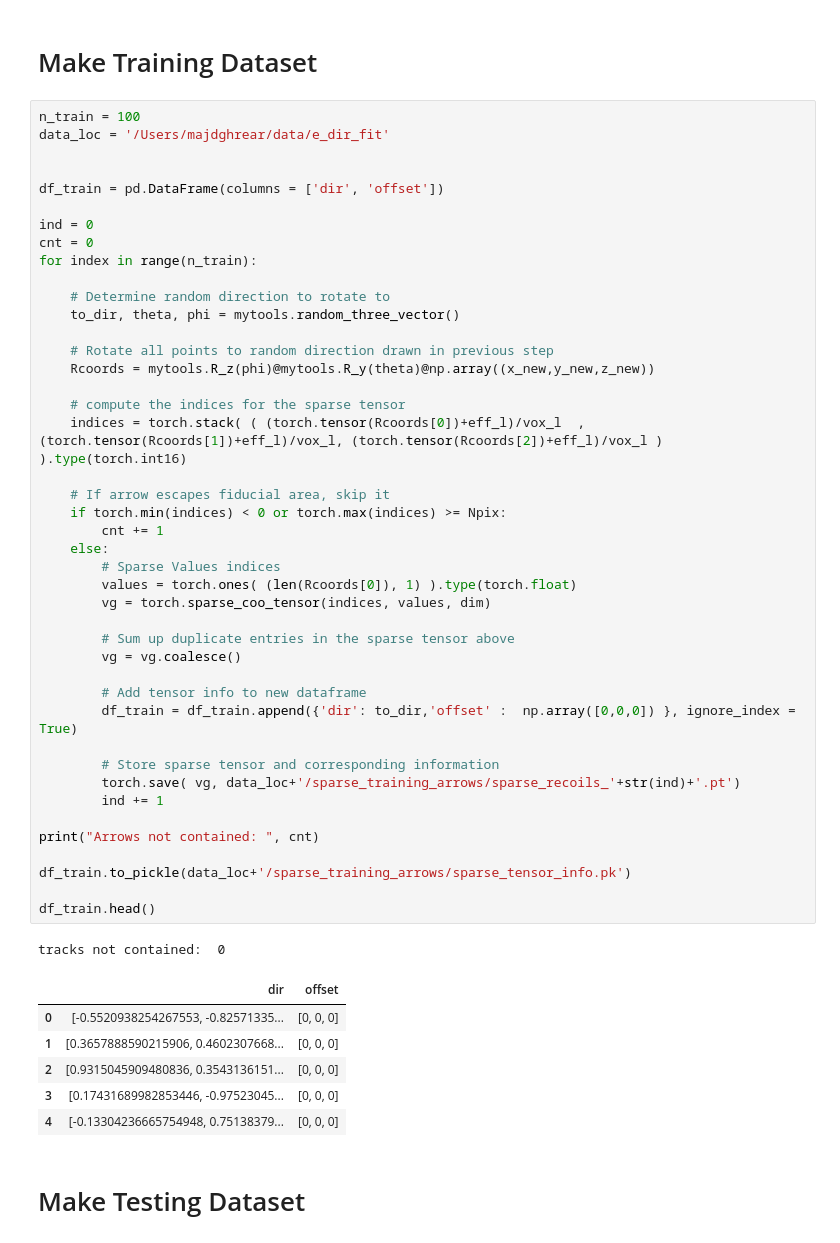
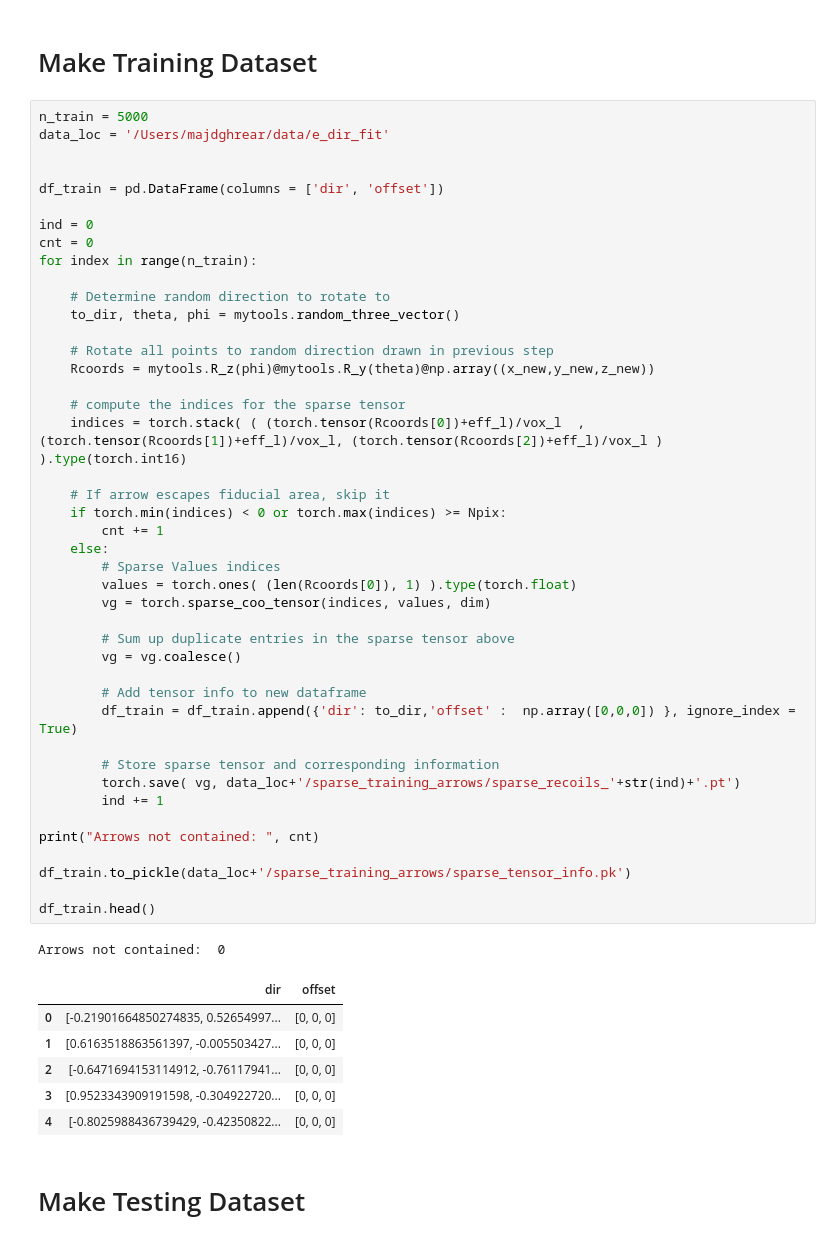
Before and after one commit to mghrear/3D_Heteroscedastic_Convnet, a Jupyter notebook: arrow_generator.ipynb, the cells around one changed output. Cells and saved outputs as stored; diff of their text form.

Commit message:
generated final arrow set

```diff
--- a/arrow_generator.ipynb
+++ b/arrow_generator.ipynb
@@ -143,7 +143,7 @@ mytools.vox_plot_arrow(tensor = dense_tensor, eff_l = eff_l, vox_l = vox_l)
 # %% [markdown]
 # Make Training Dataset
 # %%
-n_train = 100
+n_train = 5000
 data_loc = '/Users/majdghrear/data/e_dir_fit'
 
 
@@ -160,39 +160,39 @@ for index in range(n_train):
     Rcoords = mytools.R_z(phi)@mytools.R_y(theta)@np.array((x_new,y_new,z_new))
 
     # compute the indices for the sparse tensor
     indices = torch.stack( ( (torch.tensor(Rcoords[0])+eff_l)/vox_l  , (torch.tensor(Rcoords[1])+eff_l)/vox_l, (torch.tensor(Rcoords[2])+eff_l)/vox_l ) ).type(torch.int16)
 
     # If arrow escapes fiducial area, skip it
     if torch.min(indices) < 0 or torch.max(indices) >= Npix:
         cnt += 1
     else:
         # Sparse Values indices
         values = torch.ones( (len(Rcoords[0]), 1) ).type(torch.float)
         vg = torch.sparse_coo_tensor(indices, values, dim)
 
         # Sum up duplicate entries in the sparse tensor above
         vg = vg.coalesce()
 
         # Add tensor info to new dataframe
         df_train = df_train.append({'dir': to_dir,'offset' :  np.array([0,0,0]) }, ignore_index = True)
 
         # Store sparse tensor and corresponding information
         torch.save( vg, data_loc+'/sparse_training_arrows/sparse_recoils_'+str(ind)+'.pt')
         ind += 1
 
 print("Arrows not contained: ", cnt)
 
 df_train.to_pickle(data_loc+'/sparse_training_arrows/sparse_tensor_info.pk')
 
 df_train.head()
 # %% [output]
-tracks not contained:  0
+Arrows not contained:  0
 |  | dir | offset |
-| 0 | [-0.5520938254267553, -0.82571335... | [0, 0, 0] |
-| 1 | [0.3657888590215906, 0.4602307668... | [0, 0, 0] |
-| 2 | [0.9315045909480836, 0.3543136151... | [0, 0, 0] |
-| 3 | [0.17431689982853446, -0.97523045... | [0, 0, 0] |
-| 4 | [-0.13304236665754948, 0.75138379... | [0, 0, 0] |
+| 0 | [-0.21901664850274835, 0.52654997... | [0, 0, 0] |
+| 1 | [0.6163518863561397, -0.005503427... | [0, 0, 0] |
+| 2 | [-0.6471694153114912, -0.76117941... | [0, 0, 0] |
+| 3 | [0.9523343909191598, -0.304922720... | [0, 0, 0] |
+| 4 | [-0.8025988436739429, -0.42350822... | [0, 0, 0] |
 # %% [markdown]
 # Make Testing Dataset
 # %%
```
Also changed, not shown: parts of 4 cells of this notebook.
